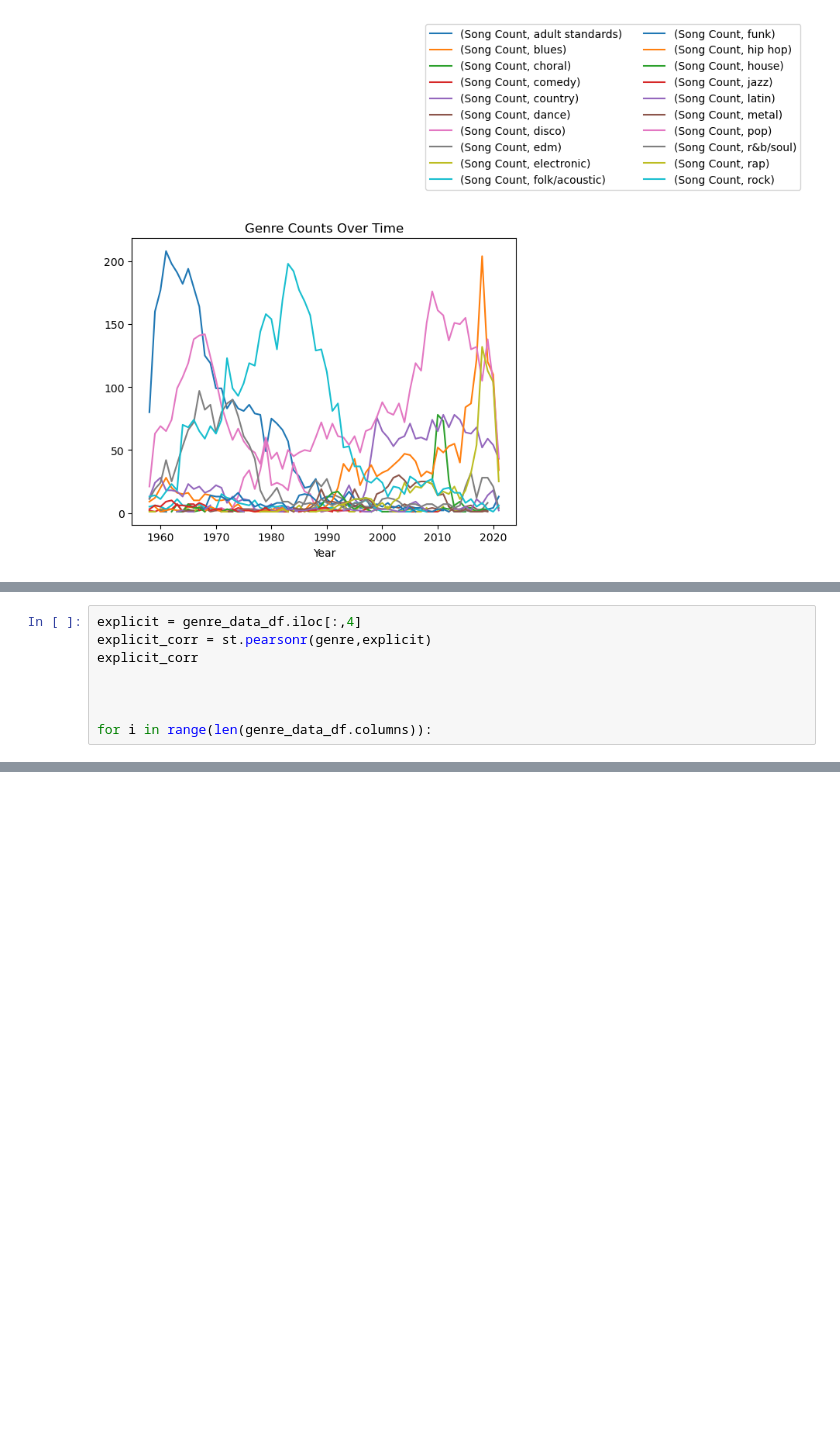
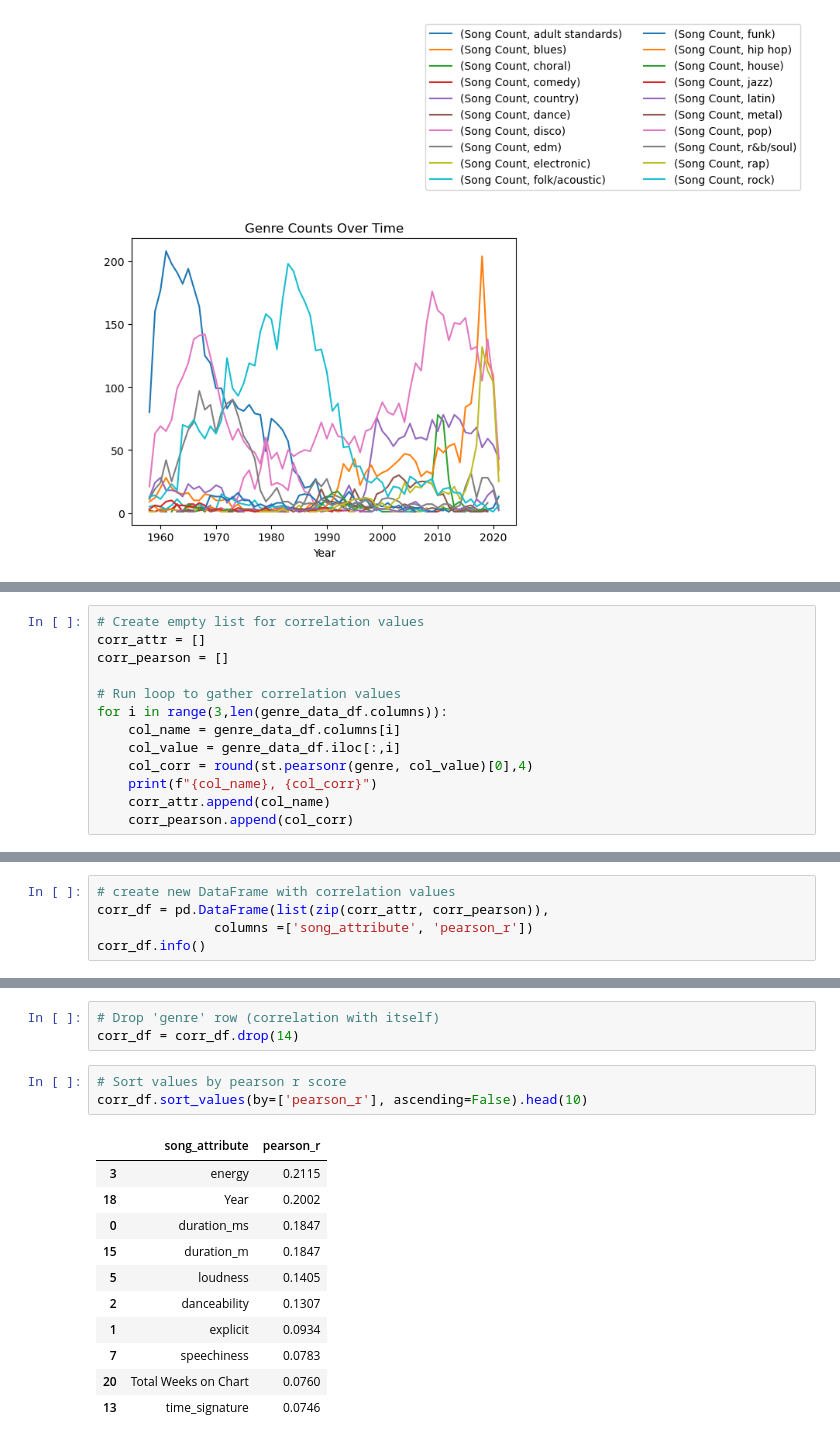
Before and after one commit to s-ellingwood/project-4, a Jupyter notebook: genre_stats.ipynb, the cells around one changed output, grey strips where cells are left out. Cells and saved outputs as stored; diff of their text form; blank space fills up the shorter version.

Commit message:
uploading progress on genre stats and SQL db

```diff
--- a/genre_stats.ipynb
+++ b/genre_stats.ipynb
@@ -100,8 +114,0 @@ genre = genre_data_df.iloc[:,17]
-# %%
-explicit = genre_data_df.iloc[:,4]
-explicit_corr = st.pearsonr(genre,explicit)
-explicit_corr
-
-
-
-for i in range(len(genre_data_df.columns)):
@@ -109,0 +121,13 @@ PearsonRResult(statistic=0.093375006275361, pvalue=5.356591028806999e-45)
+# %%
+# Create empty list for correlation values
+corr_attr = []
+corr_pearson = []
+
+# Run loop to gather correlation values
+for i in range(3,len(genre_data_df.columns)):
+    col_name = genre_data_df.columns[i]
+    col_value = genre_data_df.iloc[:,i]
+    col_corr = round(st.pearsonr(genre, col_value)[0],4)
+    print(f"{col_name}, {col_corr}")
+    corr_attr.append(col_name)
+    corr_pearson.append(col_corr)
@@ -109,0 +152,5 @@ PearsonRResult(statistic=0.093375006275361, pvalue=5.356591028806999e-45)
+# %%
+# create new DataFrame with correlation values
+corr_df = pd.DataFrame(list(zip(corr_attr, corr_pearson)),
+               columns =['song_attribute', 'pearson_r'])
+corr_df.info()
@@ -109,0 +167,18 @@ PearsonRResult(statistic=0.093375006275361, pvalue=5.356591028806999e-45)
+# %%
+# Drop 'genre' row (correlation with itself)
+corr_df = corr_df.drop(14)
+# %%
+# Sort values by pearson r score
+corr_df.sort_values(by=['pearson_r'], ascending=False).head(10)
+# %% [output]
+|  | song_attribute | pearson_r |
+| 3 | energy | 0.2115 |
+| 18 | Year | 0.2002 |
+| 0 | duration_ms | 0.1847 |
+| 15 | duration_m | 0.1847 |
+| 5 | loudness | 0.1405 |
+| 2 | danceability | 0.1307 |
+| 1 | explicit | 0.0934 |
+| 7 | speechiness | 0.0783 |
+| 20 | Total Weeks on Chart | 0.0760 |
+| 13 | time_signature | 0.0746 |
```
Also changed, not shown: parts of 9 cells of this notebook, 2 other files.
